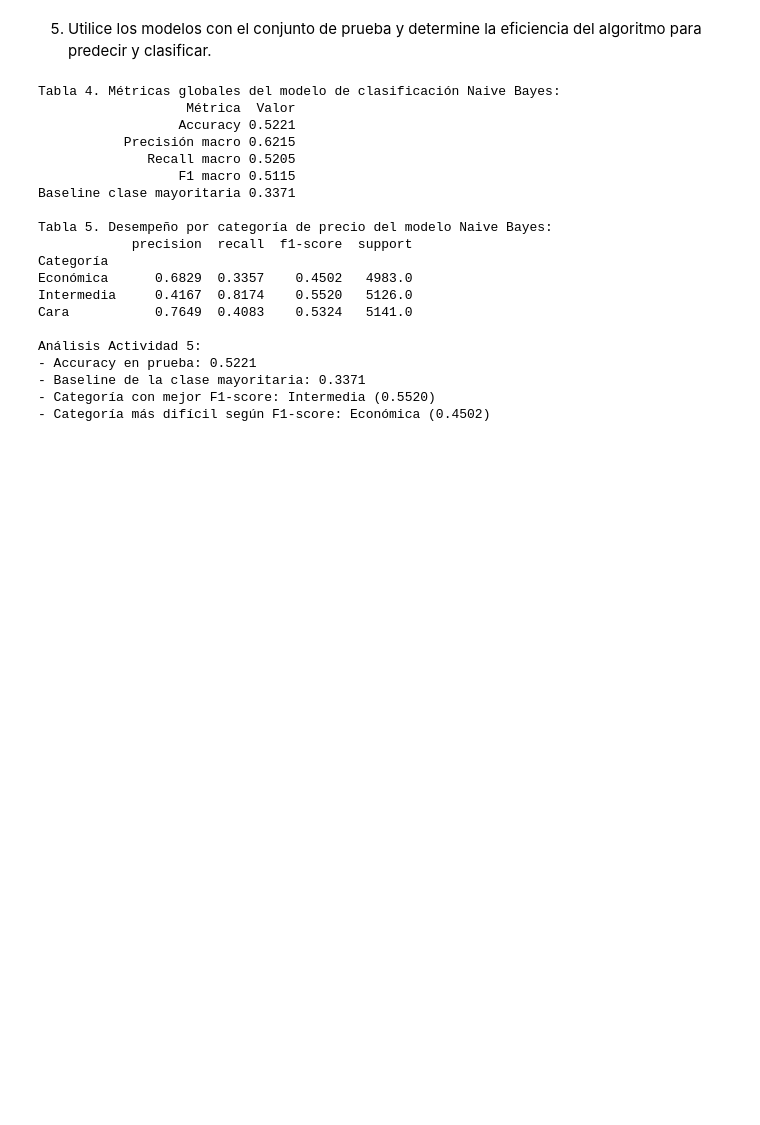
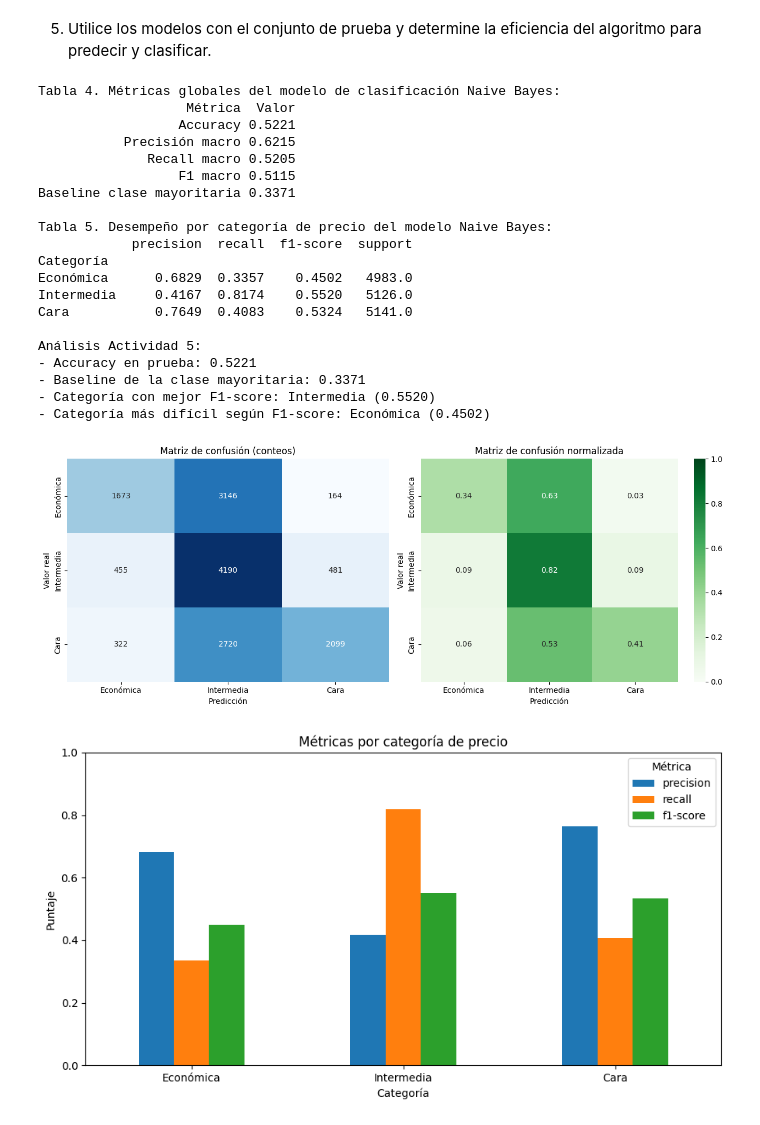
Before and after one commit to yosemm/Laboratorio5_Mineria, a Jupyter notebook: Analisis.ipynb, the cells around one changed output. Cells and saved outputs as stored; diff of their text form; code cells hidden in the pictures; blank space fills up the shorter version.

```diff
--- a/Analisis.ipynb
+++ b/Analisis.ipynb
@@ -350,30 +393,68 @@ categoria_mas_dificil = tabla_5_word['f1-score'].idxmin()
 print('Tabla 4. Métricas globales del modelo de clasificación Naive Bayes:')
 print(tabla_4_word.round(4).to_string(index=False))
 print('\nTabla 5. Desempeño por categoría de precio del modelo Naive Bayes:')
 print(tabla_5_word.round(4).to_string())
 print('\nAnálisis Actividad 5:')
 print(f'- Accuracy en prueba: {accuracy_clas:.4f}')
 print(f'- Baseline de la clase mayoritaria: {baseline_mayoritaria:.4f}')
 print(f'- Categoría con mejor F1-score: {categoria_mejor} ({tabla_5_word.loc[categoria_mejor, "f1-score"]:.4f})')
 print(f'- Categoría más difícil según F1-score: {categoria_mas_dificil} ({tabla_5_word.loc[categoria_mas_dificil, "f1-score"]:.4f})')
+
+# Visualizacion 1: matriz de confusion (conteos y proporcion por fila)
+matriz_conf = pd.crosstab(
+    y_test_c,
+    y_pred_c,
+    rownames=['Real'],
+    colnames=['Predicho'],
+    dropna=False
+).reindex(index=labels_orden, columns=labels_orden, fill_value=0)
+
+matriz_conf_norm = matriz_conf.div(matriz_conf.sum(axis=1).replace(0, np.nan), axis=0)
+
+fig, axes = plt.subplots(1, 2, figsize=(13, 5))
+sns.heatmap(matriz_conf, annot=True, fmt='d', cmap='Blues', ax=axes[0], cbar=False)
+axes[0].set_title('Matriz de confusión (conteos)')
+axes[0].set_xlabel('Predicción')
+axes[0].set_ylabel('Valor real')
+
+sns.heatmap(matriz_conf_norm, annot=True, fmt='.2f', cmap='Greens', vmin=0, vmax=1, ax=axes[1], cbar=True)
+axes[1].set_title('Matriz de confusión normalizada')
+axes[1].set_xlabel('Predicción')
+axes[1].set_ylabel('Valor real')
+
+plt.tight_layout()
+plt.show()
+
+# Visualizacion 2: precision, recall y F1-score por categoria
+tabla_metricas_plot = tabla_5_word[['precision', 'recall', 'f1-score']].copy()
+ax = tabla_metricas_plot.plot(kind='bar', figsize=(9, 5), rot=0)
+ax.set_title('Métricas por categoría de precio')
+ax.set_xlabel('Categoría')
+ax.set_ylabel('Puntaje')
+ax.set_ylim(0, 1)
+plt.legend(title='Métrica')
+plt.tight_layout()
+plt.show()
 # %% [output]
 Tabla 4. Métricas globales del modelo de clasificación Naive Bayes:
                    Métrica  Valor
                   Accuracy 0.5221
            Precisión macro 0.6215
               Recall macro 0.5205
                   F1 macro 0.5115
 Baseline clase mayoritaria 0.3371
 
 Tabla 5. Desempeño por categoría de precio del modelo Naive Bayes:
             precision  recall  f1-score  support
 Categoría
 Económica      0.6829  0.3357    0.4502   4983.0
 Intermedia     0.4167  0.8174    0.5520   5126.0
 Cara           0.7649  0.4083    0.5324   5141.0
 
 Análisis Actividad 5:
 - Accuracy en prueba: 0.5221
 - Baseline de la clase mayoritaria: 0.3371
 - Categoría con mejor F1-score: Intermedia (0.5520)
 - Categoría más difícil según F1-score: Económica (0.4502)
+[figure, added]
+[figure, added]
```
Also changed, not shown: parts of 1 cell of this notebook.
